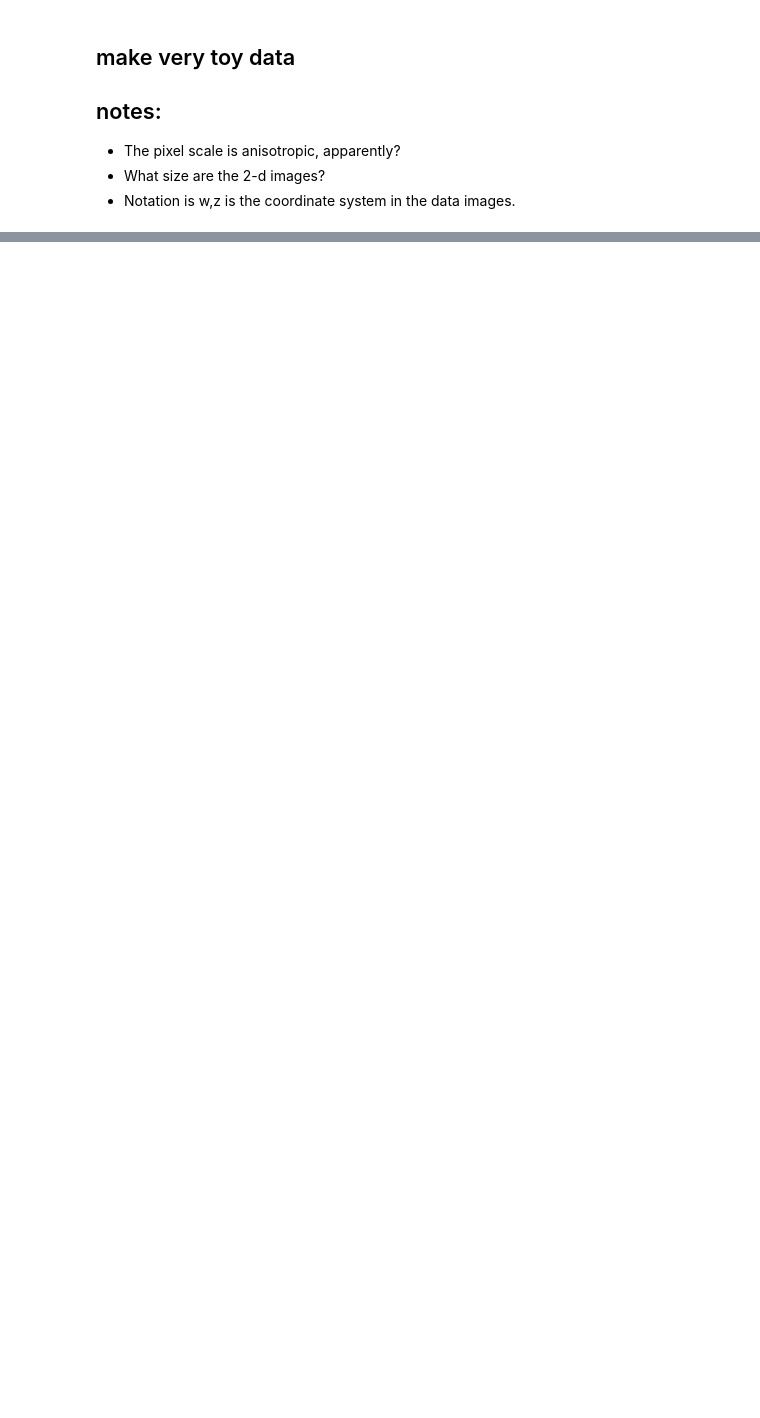
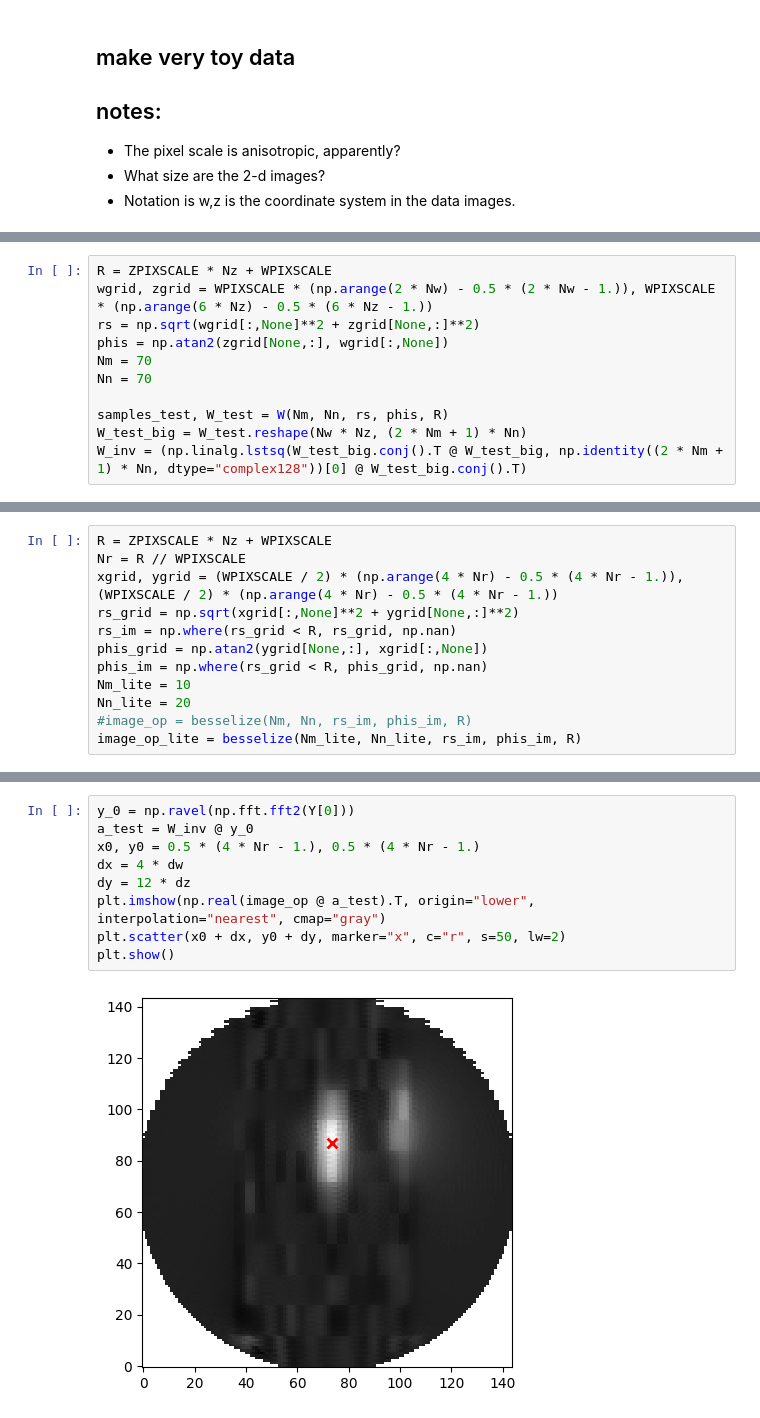
Before and after one commit to Tlanda40/Gaia2plus1DTheo, a Jupyter notebook: notebooks/make_toy_data.ipynb, the cells around one changed output, grey strips where cells are left out. Cells and saved outputs as stored; diff of their text form; blank space fills up the shorter version.

```diff
--- a/notebooks/make_toy_data.ipynb
+++ b/notebooks/make_toy_data.ipynb
@@ -116,0 +175,11 @@ make_many_datasets(14, clobber=True)
+# %%
+R = ZPIXSCALE * Nz + WPIXSCALE
+wgrid, zgrid = WPIXSCALE * (np.arange(2 * Nw) - 0.5 * (2 * Nw - 1.)), WPIXSCALE * (np.arange(6 * Nz) - 0.5 * (6 * Nz - 1.))
+rs = np.sqrt(wgrid[:,None]**2 + zgrid[None,:]**2)
+phis = np.atan2(zgrid[None,:], wgrid[:,None])
+Nm = 70
+Nn = 70
+
+samples_test, W_test = W(Nm, Nn, rs, phis, R)
+W_test_big = W_test.reshape(Nw * Nz, (2 * Nm + 1) * Nn)
+W_inv = (np.linalg.lstsq(W_test_big.conj().T @ W_test_big, np.identity((2 * Nm + 1) * Nn, dtype="complex128"))[0] @ W_test_big.conj().T)
@@ -116,0 +192,12 @@ make_many_datasets(14, clobber=True)
+# %%
+R = ZPIXSCALE * Nz + WPIXSCALE
+Nr = R // WPIXSCALE
+xgrid, ygrid = (WPIXSCALE / 2) * (np.arange(4 * Nr) - 0.5 * (4 * Nr - 1.)), (WPIXSCALE / 2) * (np.arange(4 * Nr) - 0.5 * (4 * Nr - 1.))
+rs_grid = np.sqrt(xgrid[:,None]**2 + ygrid[None,:]**2)
+rs_im = np.where(rs_grid < R, rs_grid, np.nan)
+phis_grid = np.atan2(ygrid[None,:], xgrid[:,None])
+phis_im = np.where(rs_grid < R, phis_grid, np.nan)
+Nm_lite = 10
+Nn_lite = 20
+#image_op = besselize(Nm, Nn, rs_im, phis_im, R)
+image_op_lite = besselize(Nm_lite, Nn_lite, rs_im, phis_im, R)
@@ -116,0 +216,11 @@ make_many_datasets(14, clobber=True)
+# %%
+y_0 = np.ravel(np.fft.fft2(Y[0]))
+a_test = W_inv @ y_0
+x0, y0 = 0.5 * (4 * Nr - 1.), 0.5 * (4 * Nr - 1.)
+dx = 4 * dw
+dy = 12 * dz
+plt.imshow(np.real(image_op @ a_test).T, origin="lower", interpolation="nearest", cmap="gray")
+plt.scatter(x0 + dx, y0 + dy, marker="x", c="r", s=50, lw=2)
+plt.show()
+# %% [output]
+[figure, added]
```
Also changed, not shown: parts of 19 cells of this notebook, 16 other files.
